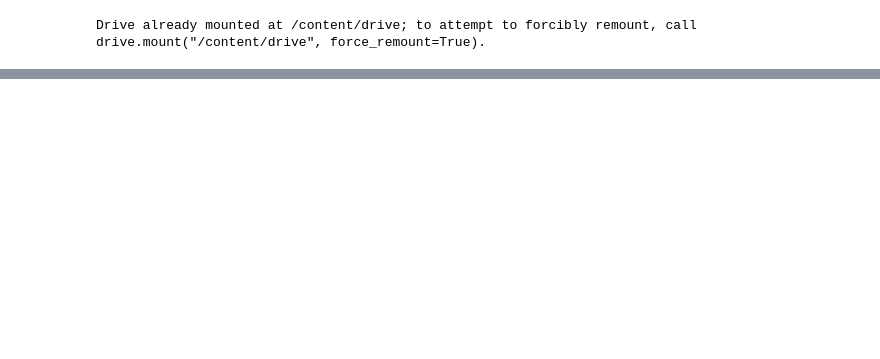
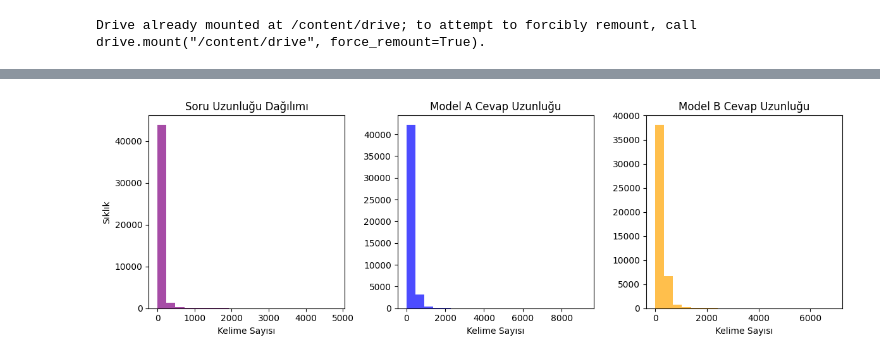
Before and after one commit to ErenUlger80/GROUP28_CENG313, a Jupyter notebook: assignment1_eda_baseline.ipynb, the cells around one changed output, grey strips where cells are left out. Drawn from its saved outputs; the diff is of its cells as text; code cells hidden in the pictures; blank space fills up the shorter version.

```diff
--- a/assignment1_eda_baseline.ipynb
+++ b/assignment1_eda_baseline.ipynb
@@ -35,0 +355,15 @@ Eğitim verisi boyutu: (57477, 9)
+# %%
+import pandas as pd
+
+# Soruların ve cevapların kelime sayılarını hesaplayıyoruz
+for col in ["prompt", "response_a", "response_b"]:
+    word_counts = []
+    for turns in train_part[col + "_turns"]:
+        # Her satırdaki konuşmaların toplam kelime sayısını buluyoruz
+        total_words = sum(len(str(turn).split()) for turn in turns if turn is not None)
+        word_counts.append(total_words)
+
+    train_part[col + "_word_count"] = word_counts
+
+# Temel istatistikleri ekrana yazdırıyoruz
+display(train_part[["prompt_word_count", "response_a_word_count", "response_b_word_count"]].describe())
@@ -35,0 +380,29 @@ Eğitim verisi boyutu: (57477, 9)
+# %%
+import matplotlib.pyplot as plt
+
+# Soruların ve cevapların kelime uzunluklarını gösteriyoruz
+plt.figure(figsize=(12, 4))
+
+# 1. Soru Uzunlukları
+plt.subplot(1, 3, 1)
+plt.hist(train_part["prompt_word_count"].dropna(), bins=20, color="purple", alpha=0.7)
+plt.title("Soru Uzunluğu Dağılımı")
+plt.xlabel("Kelime Sayısı")
+plt.ylabel("Sıklık")
+
+# 2. Model A Cevap Uzunlukları
+plt.subplot(1, 3, 2)
+plt.hist(train_part["response_a_word_count"].dropna(), bins=20, color="blue", alpha=0.7)
+plt.title("Model A Cevap Uzunluğu")
+plt.xlabel("Kelime Sayısı")
+
+# 3. Model B Cevap Uzunlukları
+plt.subplot(1, 3, 3)
+plt.hist(train_part["response_b_word_count"].dropna(), bins=20, color="orange", alpha=0.7)
+plt.title("Model B Cevap Uzunluğu")
+plt.xlabel("Kelime Sayısı")
+
+plt.tight_layout()
+plt.show()
+# %% [output]
+[figure, added]
```
Also changed, not shown: parts of 16 cells of this notebook.
